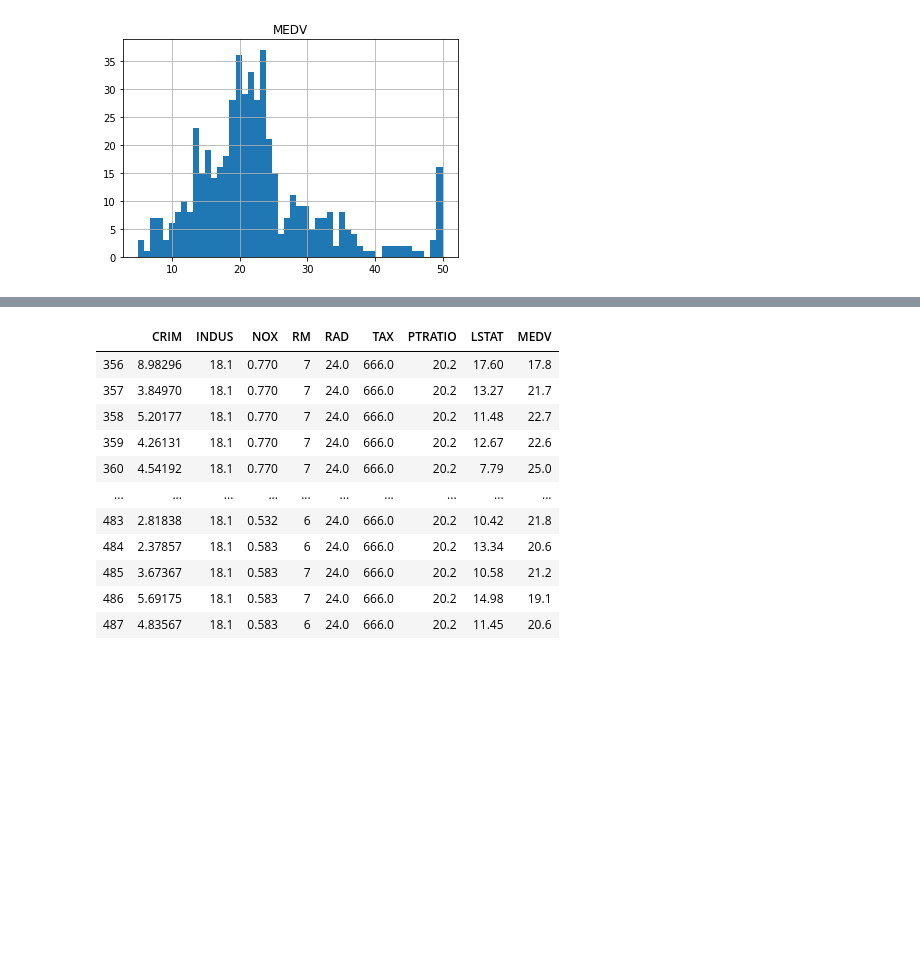
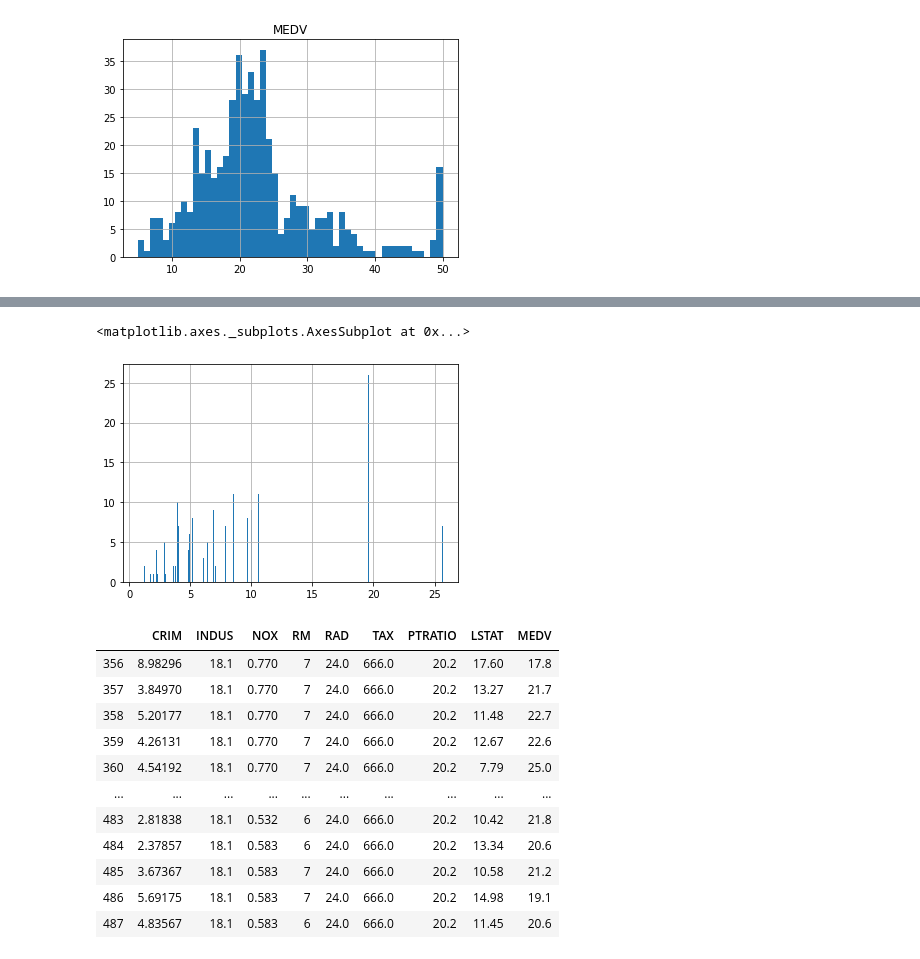
Before and after one commit to Sveta-27/netology_feature_engineering, a Jupyter notebook: hw2.ipynb, the cells around one changed output, grey strips where cells are left out. Saved outputs shown, nothing was run; the diff lists cells and outputs as text; code cells hidden in the pictures; blank space fills up the shorter version.

```diff
--- a/hw2.ipynb
+++ b/hw2.ipynb
@@ -144,3 +157,8 @@ for i in df.columns:
+# %%
+df['INDUS'].hist(bins = 100)
+# %% [output]
+<matplotlib.axes._subplots.AxesSubplot at 0x...>
+[figure, added]
 # %%
 df[df['TAX'] == 666]
 # %% [output]
```
Also changed, not shown: parts of 1 cell of this notebook.
